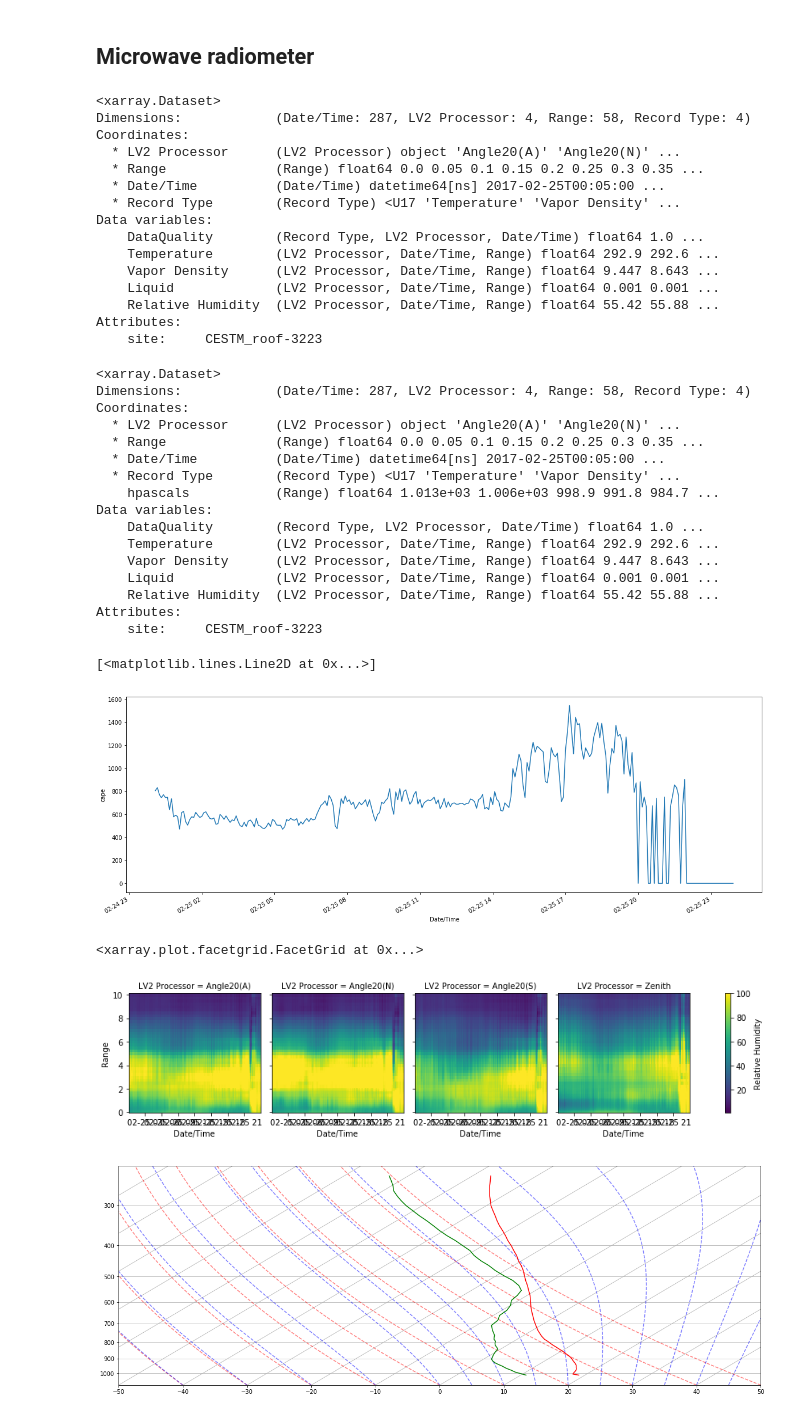
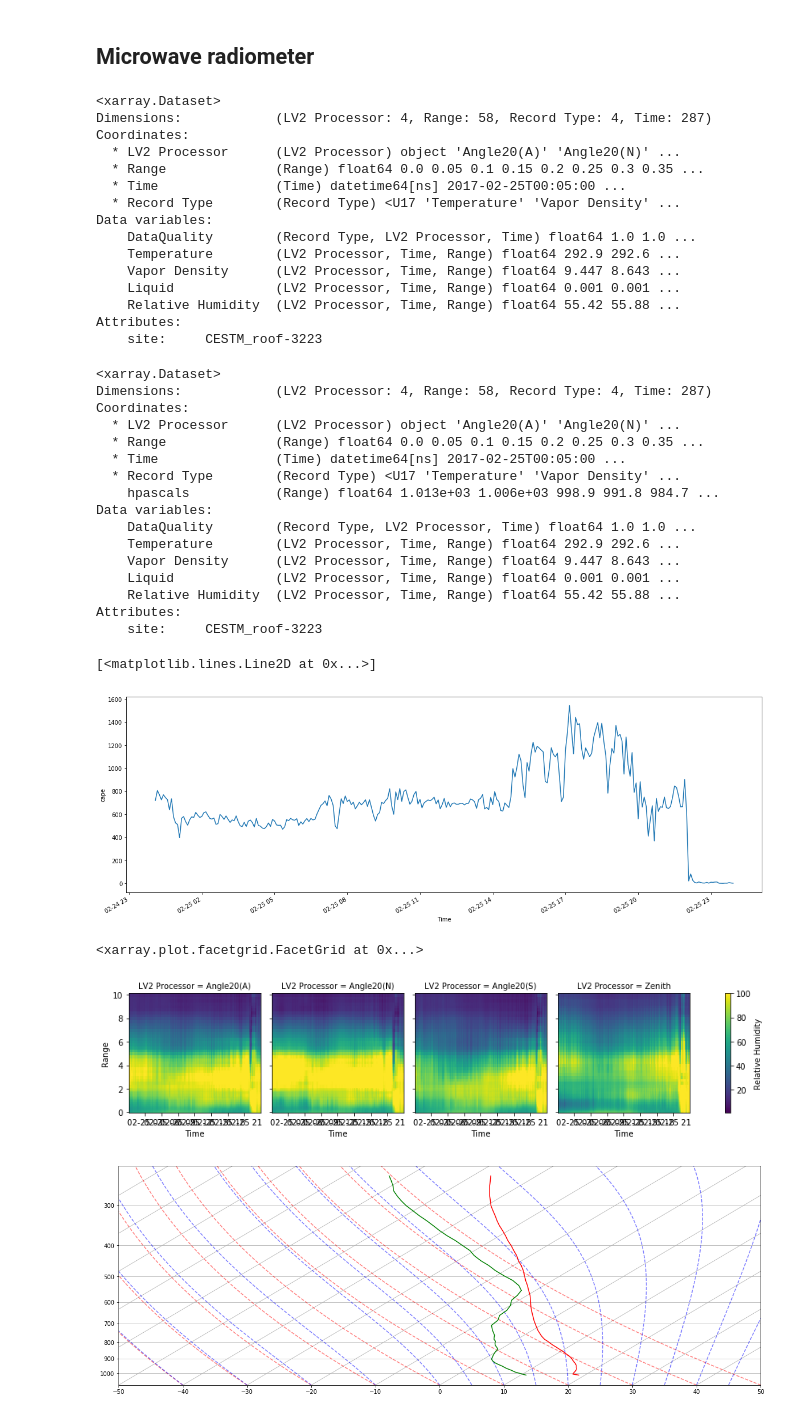
Before and after one commit to ASRCsoft/xcite_notebooks, a Jupyter notebook: raspPy.ipynb, the cells around one changed output. Cells and saved outputs as stored; diff of their text form; code cells hidden in the pictures.

```diff
--- a/raspPy.ipynb
+++ b/raspPy.ipynb
@@ -321,25 +321,25 @@ Data variables:
 ## Microwave radiometer
 # %%
 # load Microwave radiometer data
-mwr = mwr_from_csv('data/radiometer/cestm_3223/2017-02-25_00-04-11_lv2.csv', resample='5T',
+mwr = mwr_from_csv('../data/radiometer/cestm_3223/2017-02-25_00-04-11_lv2.csv', resample='5T',
                    attrs={'site': 'CESTM_roof-3223'})
 mwr
 # If the 'resample' argument is not given, this function will return the raw radiometer data.
-# (It's in a slightly different format that's harder to work with.)
+# (It's in a format that's harder to work with.)
 # %% [output]
 <xarray.Dataset>
-Dimensions:            (Date/Time: 287, LV2 Processor: 4, Range: 58, Record Type: 4)
+Dimensions:            (LV2 Processor: 4, Range: 58, Record Type: 4, Time: 287)
 Coordinates:
   * LV2 Processor      (LV2 Processor) object 'Angle20(A)' 'Angle20(N)' ...
   * Range              (Range) float64 0.0 0.05 0.1 0.15 0.2 0.25 0.3 0.35 ...
-  * Date/Time          (Date/Time) datetime64[ns] 2017-02-25T00:05:00 ...
+  * Time               (Time) datetime64[ns] 2017-02-25T00:05:00 ...
   * Record Type        (Record Type) <U17 'Temperature' 'Vapor Density' ...
 Data variables:
-    DataQuality        (Record Type, LV2 Processor, Date/Time) float64 1.0 ...
-    Temperature        (LV2 Processor, Date/Time, Range) float64 292.9 292.6 ...
-    Vapor Density      (LV2 Processor, Date/Time, Range) float64 9.447 8.643 ...
-    Liquid             (LV2 Processor, Date/Time, Range) float64 0.001 0.001 ...
-    Relative Humidity  (LV2 Processor, Date/Time, Range) float64 55.42 55.88 ...
+    DataQuality        (Record Type, LV2 Processor, Time) float64 1.0 1.0 ...
+    Temperature        (LV2 Processor, Time, Range) float64 292.9 292.6 ...
+    Vapor Density      (LV2 Processor, Time, Range) float64 9.447 8.643 ...
+    Liquid             (LV2 Processor, Time, Range) float64 0.001 0.001 ...
+    Relative Humidity  (LV2 Processor, Time, Range) float64 55.42 55.88 ...
 Attributes:
     site:     CESTM_roof-3223
 # %%
@@ -348,19 +348,19 @@ mwr.coords['hpascals']
 mwr
 # %% [output]
 <xarray.Dataset>
-Dimensions:            (Date/Time: 287, LV2 Processor: 4, Range: 58, Record Type: 4)
+Dimensions:            (LV2 Processor: 4, Range: 58, Record Type: 4, Time: 287)
 Coordinates:
   * LV2 Processor      (LV2 Processor) object 'Angle20(A)' 'Angle20(N)' ...
   * Range              (Range) float64 0.0 0.05 0.1 0.15 0.2 0.25 0.3 0.35 ...
-  * Date/Time          (Date/Time) datetime64[ns] 2017-02-25T00:05:00 ...
+  * Time               (Time) datetime64[ns] 2017-02-25T00:05:00 ...
   * Record Type        (Record Type) <U17 'Temperature' 'Vapor Density' ...
     hpascals           (Range) float64 1.013e+03 1.006e+03 998.9 991.8 984.7 ...
 Data variables:
-    DataQuality        (Record Type, LV2 Processor, Date/Time) float64 1.0 ...
-    Temperature        (LV2 Processor, Date/Time, Range) float64 292.9 292.6 ...
-    Vapor Density      (LV2 Processor, Date/Time, Range) float64 9.447 8.643 ...
-    Liquid             (LV2 Processor, Date/Time, Range) float64 0.001 0.001 ...
-    Relative Humidity  (LV2 Processor, Date/Time, Range) float64 55.42 55.88 ...
+    DataQuality        (Record Type, LV2 Processor, Time) float64 1.0 1.0 ...
+    Temperature        (LV2 Processor, Time, Range) float64 292.9 292.6 ...
+    Vapor Density      (LV2 Processor, Time, Range) float64 9.447 8.643 ...
+    Liquid             (LV2 Processor, Time, Range) float64 0.001 0.001 ...
+    Relative Humidity  (LV2 Processor, Time, Range) float64 55.42 55.88 ...
 Attributes:
     site:     CESTM_roof-3223
 # %%
@@ -368,11 +368,11 @@ mwr['cape'] = mwr.sel(**{'LV2 Processor': 'Angle20(N)'}).rasp.estimate_cape()
 mwr['cape'].plot()
 # %% [output]
 [<matplotlib.lines.Line2D at 0x...>]
-[figure, old version]
+[figure, new version]
 # %%
-mwr['Relative Humidity'].plot(x='Date/Time', y='Range', col='LV2 Processor')
+mwr['Relative Humidity'].plot(x='Time', y='Range', col='LV2 Processor')
 # %% [output]
 <xarray.plot.facetgrid.FacetGrid at 0x...>
-[figure, old version]
+[figure, new version]
 # %%
 # with times aligned we can now plot a skewt graph
```
Also changed, not shown: parts of 28 cells of this notebook.
